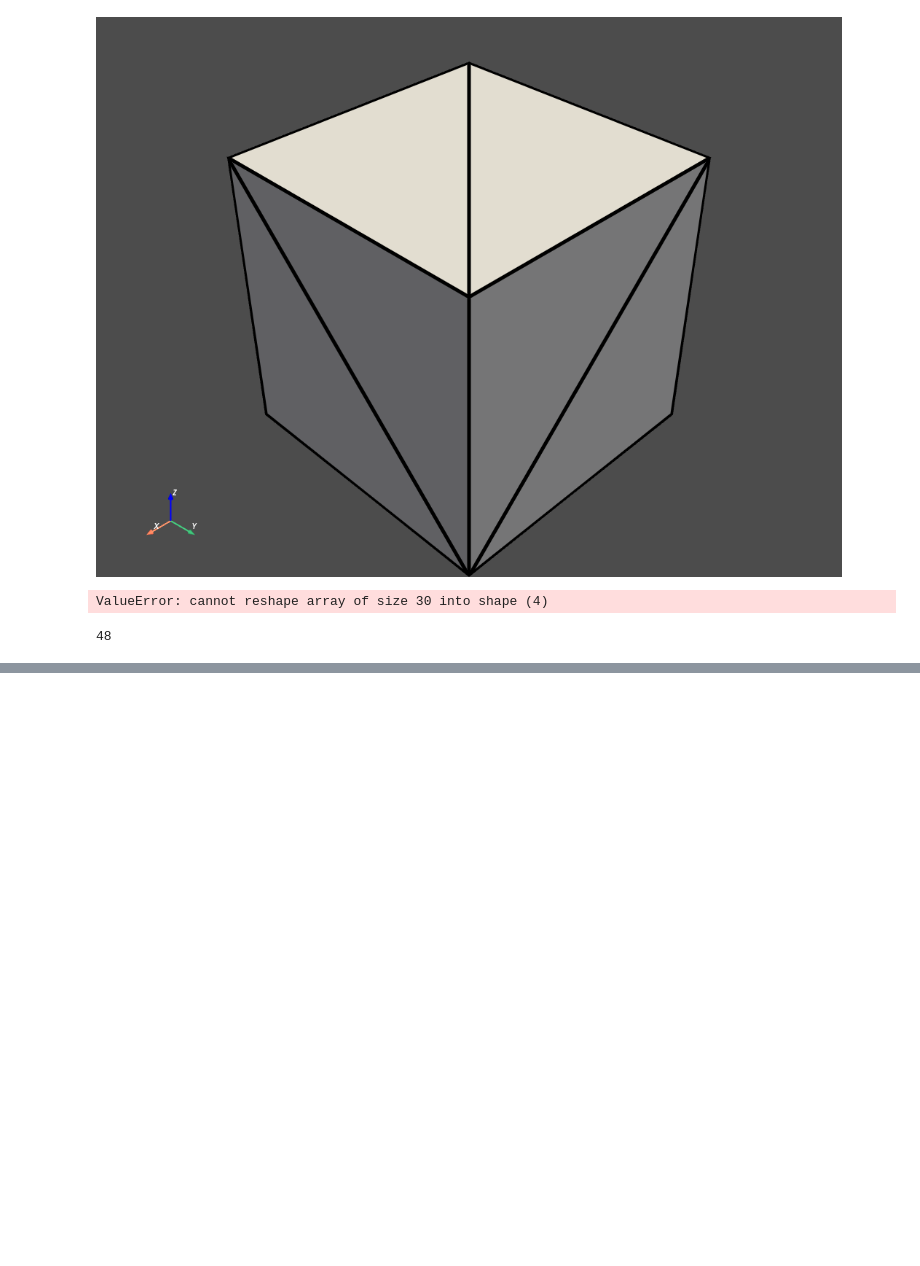
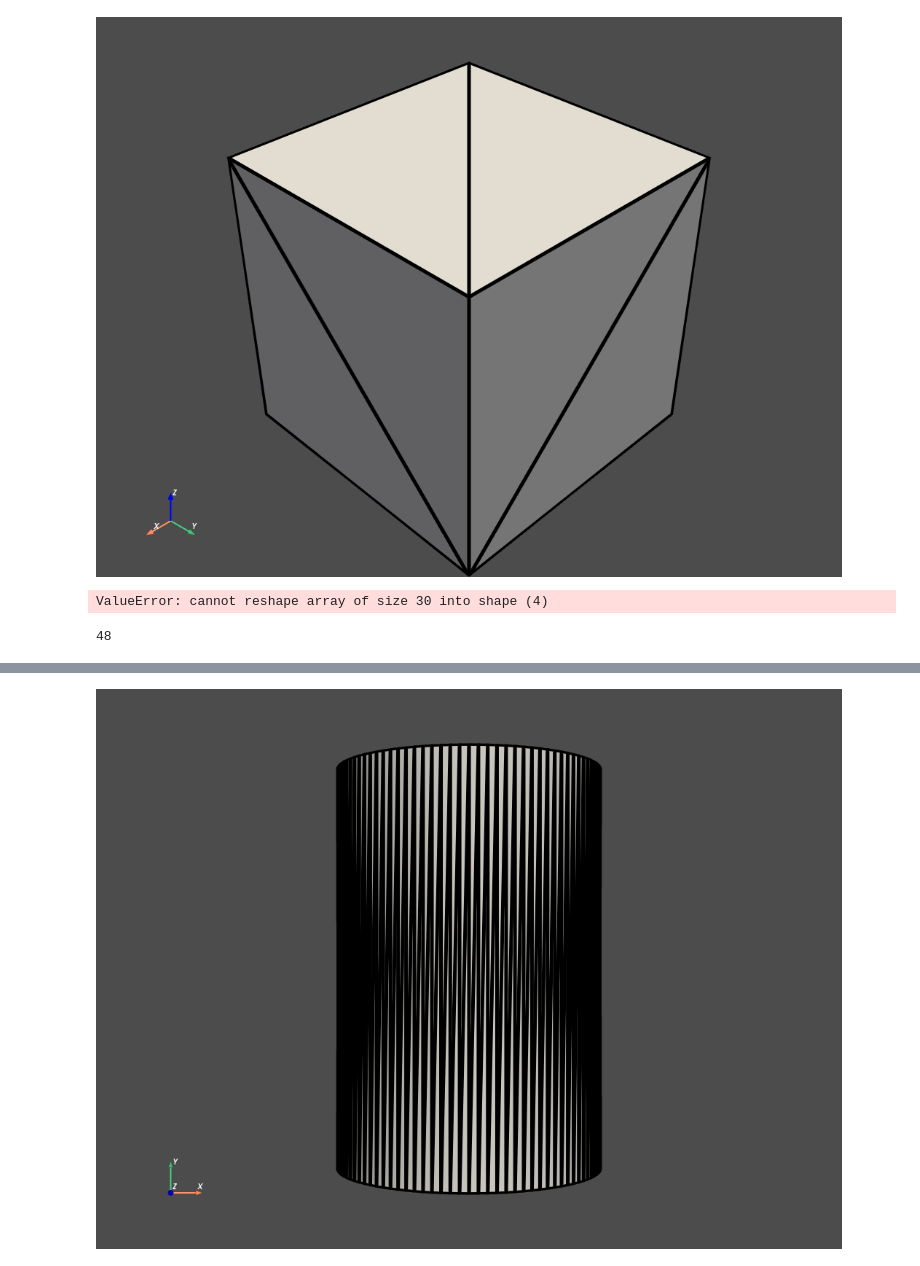
Before and after one commit to zhouyifan233/light-transport, a Jupyter notebook: LightTransportSimulator/light_transport/examples/soft_shadow.ipynb, the cells around one changed output, grey strips where cells are left out. Saved outputs shown, nothing was run; the diff lists cells and outputs as text; code cells hidden in the pictures; blank space fills up the shorter version.

```diff
--- a/LightTransportSimulator/light_transport/examples/soft_shadow.ipynb
+++ b/LightTransportSimulator/light_transport/examples/soft_shadow.ipynb
@@ -255,0 +264,5 @@ light_sources.append(l1)
+# %%
+c_t = cylinder.triangulate()
+c_t.plot(show_edges=True, line_width=5, cpos='xy')
+# %% [output]
+[figure, added]
```
Also changed, not shown: parts of 14 cells of this notebook, 15 other files.
